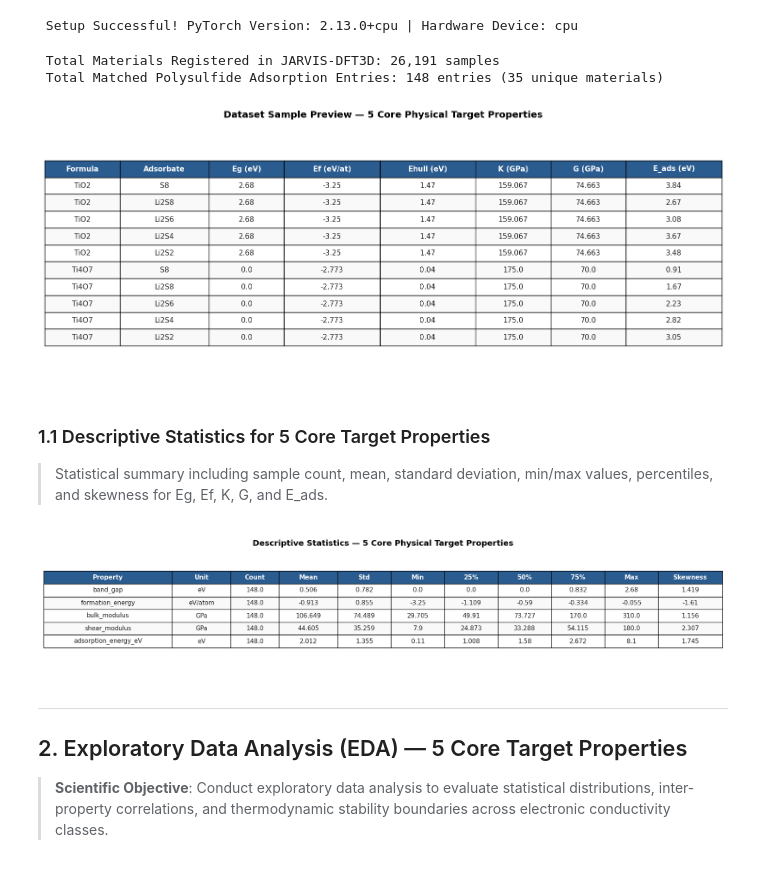
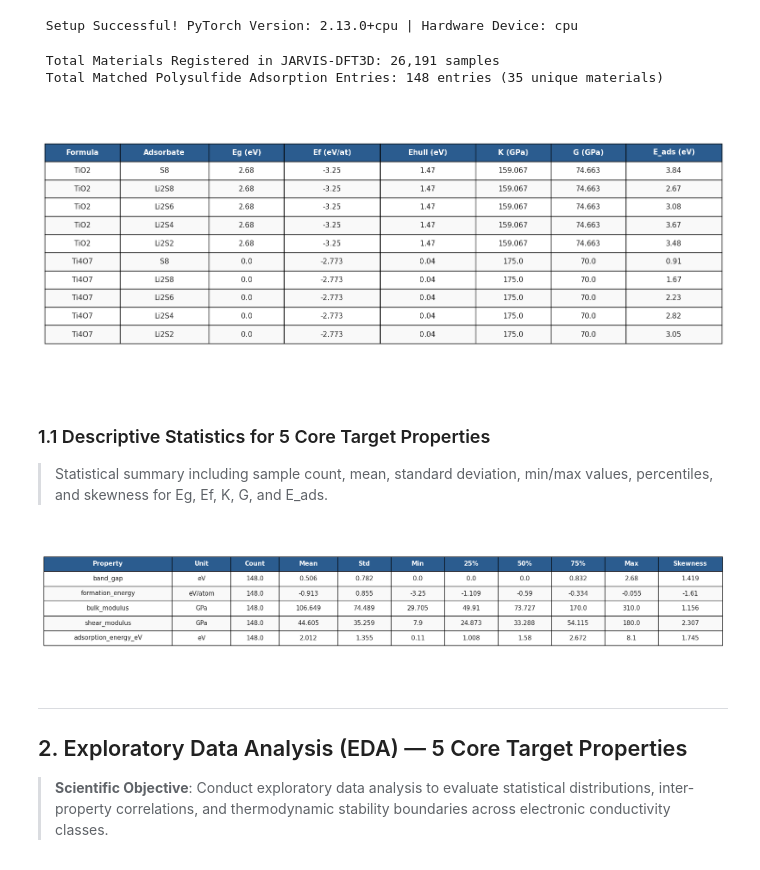
Before and after one commit to amar-codes02/CGCNN-MULTI-PROPERTY, a Jupyter notebook: notebooks/JARVIS_DFT3D_Data_Extraction.ipynb, the cells around one changed output. Drawn from its saved outputs; the diff is of its cells as text; code cells hidden in the pictures.

```diff
--- a/notebooks/JARVIS_DFT3D_Data_Extraction.ipynb
+++ b/notebooks/JARVIS_DFT3D_Data_Extraction.ipynb
@@ -222,11 +222,11 @@ print(f" Total Matched Polysulfide Adsorption Entries: {len(df_matched)} entries
 # Display dataframe as rendered figure image
 df_preview = df_matched[["formula", "adsorbate", "band_gap", "formation_energy", "e_hull", "bulk_modulus", "shear_modulus", "adsorption_energy_eV"]].head(10).round(3)
 df_preview.columns = ["Formula", "Adsorbate", "Eg (eV)", "Ef (eV/at)", "Ehull (eV)", "K (GPa)", "G (GPa)", "E_ads (eV)"]
-render_df_to_fig(df_preview, title="Dataset Sample Preview — 5 Core Physical Target Properties", filename="table_preview_df")
+render_df_to_fig(df_preview, title="", filename="table_preview_df")
 # %% [output]
  Total Materials Registered in JARVIS-DFT3D: 26,191 samples
  Total Matched Polysulfide Adsorption Entries: 148 entries (35 unique materials)
-[figure, old version]
+[figure, new version]
 # %% [markdown]
 ### 1.1 Descriptive Statistics for 5 Core Target Properties
 > Statistical summary including sample count, mean, standard deviation, min/max values, percentiles, and skewness for Eg, Ef, K, G, and E_ads.
@@ -244,35 +244,35 @@ PROP_COLORS = {
     "shear_modulus": "#d62728",        # Crimson Red
     "adsorption_energy_eV": "#9467bd", # Purple
     "overall_score": "#e377c2"         # Pink / Magenta
 }
 
 TARGET_UNITS = {
     "band_gap": "eV",
     "formation_energy": "eV/atom",
     "bulk_modulus": "GPa",
     "shear_modulus": "GPa",
     "adsorption_energy_eV": "eV"
 }
 
 TARGET_LABELS = {
     "band_gap": "Band Gap (eV)",
     "formation_energy": "Formation Energy (eV/atom)",
     "bulk_modulus": "Bulk Modulus (GPa)",
     "shear_modulus": "Shear Modulus (GPa)",
     "adsorption_energy_eV": "Adsorption Energy (eV)"
 }
 
 SUBPLOT_LABELS = ["(a)", "(b)", "(c)", "(d)", "(e)", "(f)"]
 
 df_stats_matched = df_matched[FIVE_TARGETS].describe().T
 df_stats_matched["skewness"] = df_matched[FIVE_TARGETS].skew()
 df_stats_matched["unit"] = [TARGET_UNITS[c] for c in FIVE_TARGETS]
 df_stats_matched = df_stats_matched[["unit", "count", "mean", "std", "min", "25%", "50%", "75%", "max", "skewness"]].round(3).reset_index()
 df_stats_matched.columns = ["Property", "Unit", "Count", "Mean", "Std", "Min", "25%", "50%", "75%", "Max", "Skewness"]
 
-render_df_to_fig(df_stats_matched, title="Descriptive Statistics — 5 Core Physical Target Properties", filename="table_descriptive_stats")
+render_df_to_fig(df_stats_matched, title="", filename="table_descriptive_stats")
 # %% [output]
-[figure, old version]
+[figure, new version]
 # %% [markdown]
 ---
 ## 2. Exploratory Data Analysis (EDA) — 5 Core Target Properties
```
Also changed, not shown: parts of 5 cells of this notebook, 32 other files.
